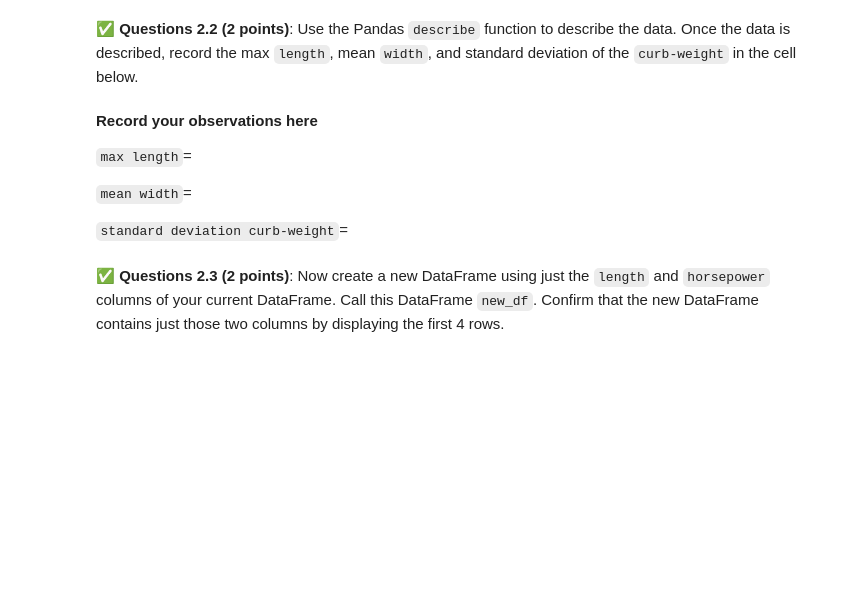
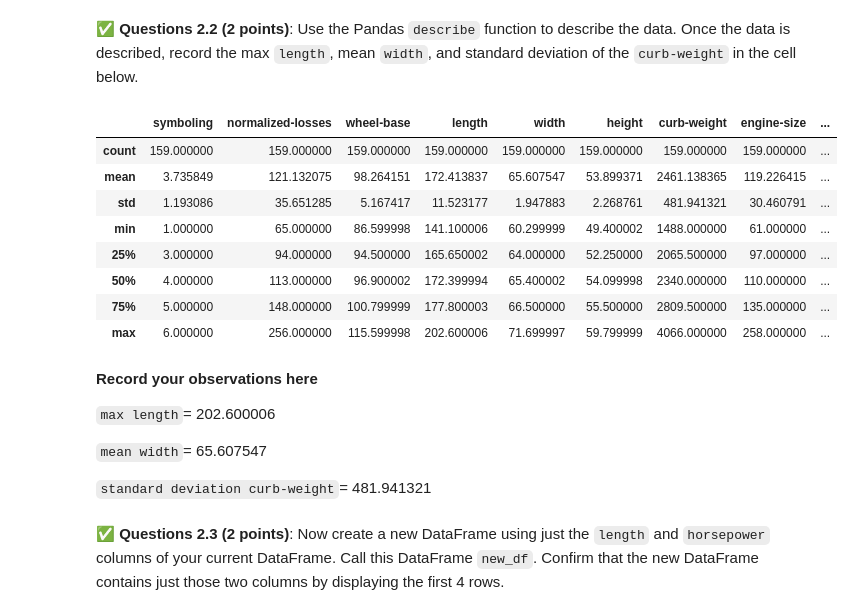
Before and after one commit to winbergd/cmse202-f25-turnin, a Jupyter notebook: hw-01/CMSE202_HW1.ipynb, the cells around one changed output. Drawn from its saved outputs; the diff is of its cells as text; code cells hidden in the pictures; blank space fills up the shorter version.

```diff
--- a/hw-01/CMSE202_HW1.ipynb
+++ b/hw-01/CMSE202_HW1.ipynb
@@ -145,12 +160,24 @@ import pandas as pd
 # %% [markdown]
 &#9989; **Questions 2.2 (2 points)**: Use the Pandas `describe` function to describe the data. Once the data is described, record the max `length`, mean `width`, and standard deviation of the `curb-weight` in the cell below.
+# %%
+df.describe()
+# %% [output]
+|  | symboling | normalized-losses | wheel-base | length | width | height | curb-weight | engine-size | ... |
+| count | 159.000000 | 159.000000 | 159.000000 | 159.000000 | 159.000000 | 159.000000 | 159.000000 | 159.000000 | ... |
+| mean | 3.735849 | 121.132075 | 98.264151 | 172.413837 | 65.607547 | 53.899371 | 2461.138365 | 119.226415 | ... |
+| std | 1.193086 | 35.651285 | 5.167417 | 11.523177 | 1.947883 | 2.268761 | 481.941321 | 30.460791 | ... |
+| min | 1.000000 | 65.000000 | 86.599998 | 141.100006 | 60.299999 | 49.400002 | 1488.000000 | 61.000000 | ... |
+| 25% | 3.000000 | 94.000000 | 94.500000 | 165.650002 | 64.000000 | 52.250000 | 2065.500000 | 97.000000 | ... |
+| 50% | 4.000000 | 113.000000 | 96.900002 | 172.399994 | 65.400002 | 54.099998 | 2340.000000 | 110.000000 | ... |
+| 75% | 5.000000 | 148.000000 | 100.799999 | 177.800003 | 66.500000 | 55.500000 | 2809.500000 | 135.000000 | ... |
+| max | 6.000000 | 256.000000 | 115.599998 | 202.600006 | 71.699997 | 59.799999 | 4066.000000 | 258.000000 | ... |
 # %% [markdown]
 **Record your observations here**
 
-`max length`=
+`max length`= 202.600006
 
-`mean width`=
+`mean width`=  65.607547
 
-`standard deviation curb-weight`=
+`standard deviation curb-weight`= 481.941321
 # %% [markdown]
 &#9989; **Questions 2.3 (2 points)**: Now create a new DataFrame using just the `length` and `horsepower` columns of your current DataFrame. Call this DataFrame `new_df`. Confirm that the new DataFrame contains just those two columns by displaying the first 4 rows.
```
Also changed, not shown: parts of 8 cells of this notebook, 1 other file.
